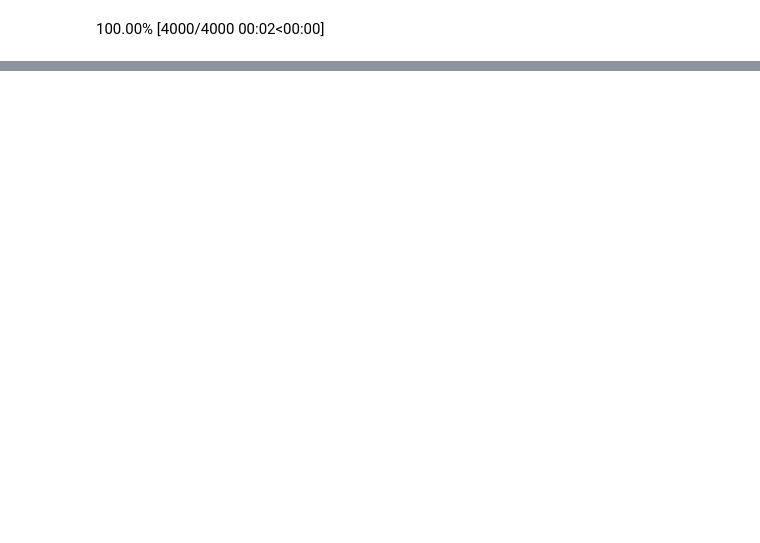
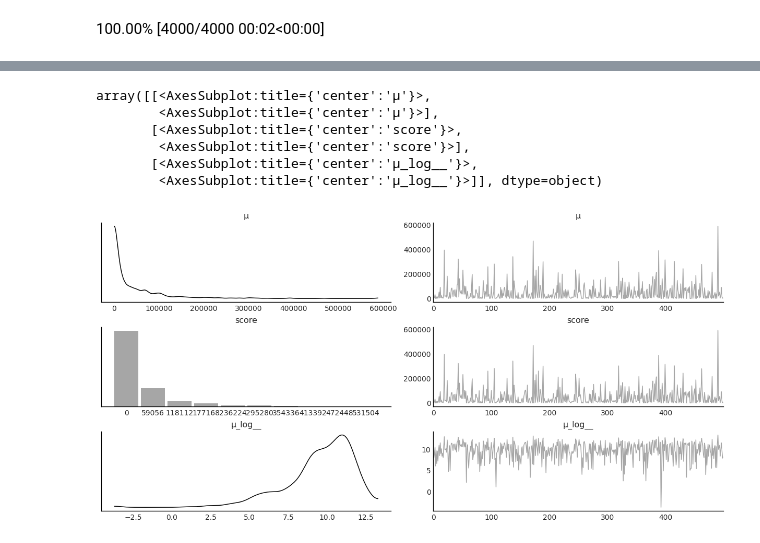
Before and after one commit to jointprob/bmcp-notes, a Jupyter notebook: scratchpads/003.01-bmcp-chapter-2.ipynb, the cells around one changed output, grey strips where cells are left out. Cells and saved outputs as stored; diff of their text form; code cells hidden in the pictures; blank space fills up the shorter version.

```diff
--- a/003.01-bmcp-chapter-2.ipynb
+++ b/scratchpads/003.01-bmcp-chapter-2.ipynb
@@ -981,0 +989,5 @@ p.draw();
+# %%
+with pm.Model() as model:
+    μ = pm.Gamma("μ", 0.5, 0.00001)
+    score = pm.Poisson("score", μ)
+    trace = pm.sample_prior_predictive()
@@ -981,0 +998,10 @@ p.draw();
+# %%
+pm.plot_trace(trace)
+# %% [output]
+array([[<AxesSubplot:title={'center':'μ'}>,
+        <AxesSubplot:title={'center':'μ'}>],
+       [<AxesSubplot:title={'center':'score'}>,
+        <AxesSubplot:title={'center':'score'}>],
+       [<AxesSubplot:title={'center':'μ_log__'}>,
+        <AxesSubplot:title={'center':'μ_log__'}>]], dtype=object)
+[figure, added]
```
Also changed, not shown: parts of 11 cells of this notebook, 40 other files.
